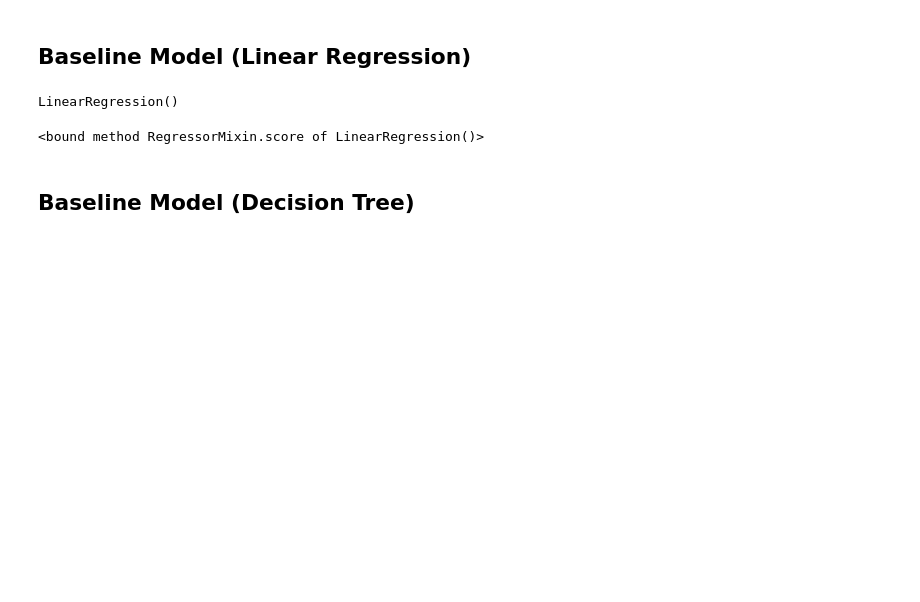
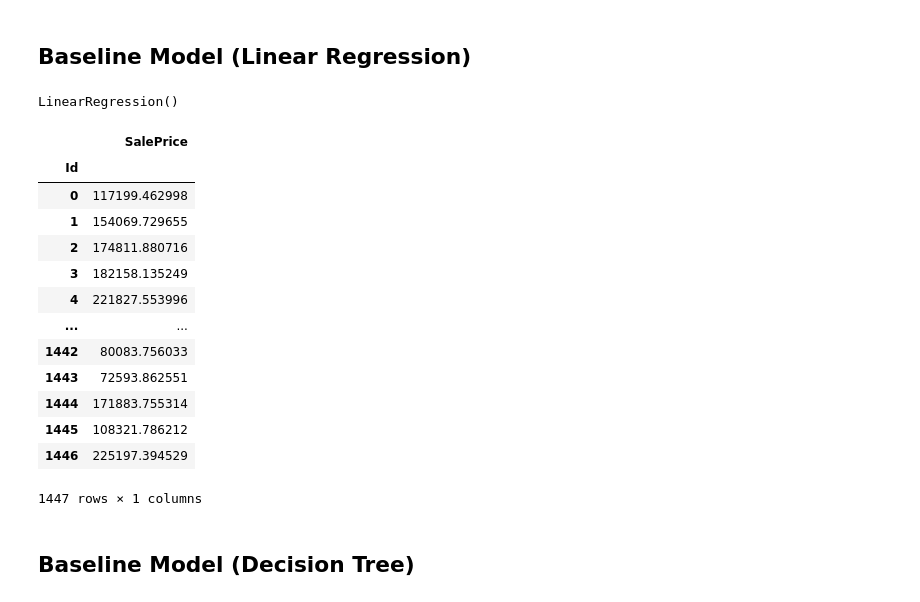
Before and after one commit to McArthurAdal/House-Price-Prediction-Kaggle, a Jupyter notebook: analysis.ipynb, the cells around one changed output. Cells and saved outputs as stored; diff of their text form; code cells hidden in the pictures; blank space fills up the shorter version.

```diff
--- a/analysis.ipynb
+++ b/analysis.ipynb
@@ -653,9 +654,11 @@ linear_reg = LinearRegression()
 linear_reg.fit(X_train, y_train)
 # %% [output]
 LinearRegression()
-# %%
-linear_reg.score
-# %% [output]
-<bound method RegressorMixin.score of LinearRegression()>
+# %%
+def submit (y_pred):
+    i = pd.Index(name='Id', data= range(len(y_pred)))
+    s = pd.Series(data=y_pred, dtype='float64', index=i, name='SalePrice')
+
+    return s.to_frame()
 # %%
 y_pred = linear_reg.predict(X_test)
@@ -663,3 +665,21 @@ pd.Series(y_pred).to_csv('submission.csv')
+# %%
+a = submit(y_pred)
+a
+# %% [output]
+|  | SalePrice |
+| Id |  |
+| 0 | 117199.462998 |
+| 1 | 154069.729655 |
+| 2 | 174811.880716 |
+| 3 | 182158.135249 |
+| 4 | 221827.553996 |
+| ... | ... |
+| 1442 | 80083.756033 |
+| 1443 | 72593.862551 |
+| 1444 | 171883.755314 |
+| 1445 | 108321.786212 |
+| 1446 | 225197.394529 |
+1447 rows × 1 columns
 # %% [markdown]
 ## Baseline Model (Decision Tree)
 # %%
```
Also changed, not shown: parts of 19 cells of this notebook.
